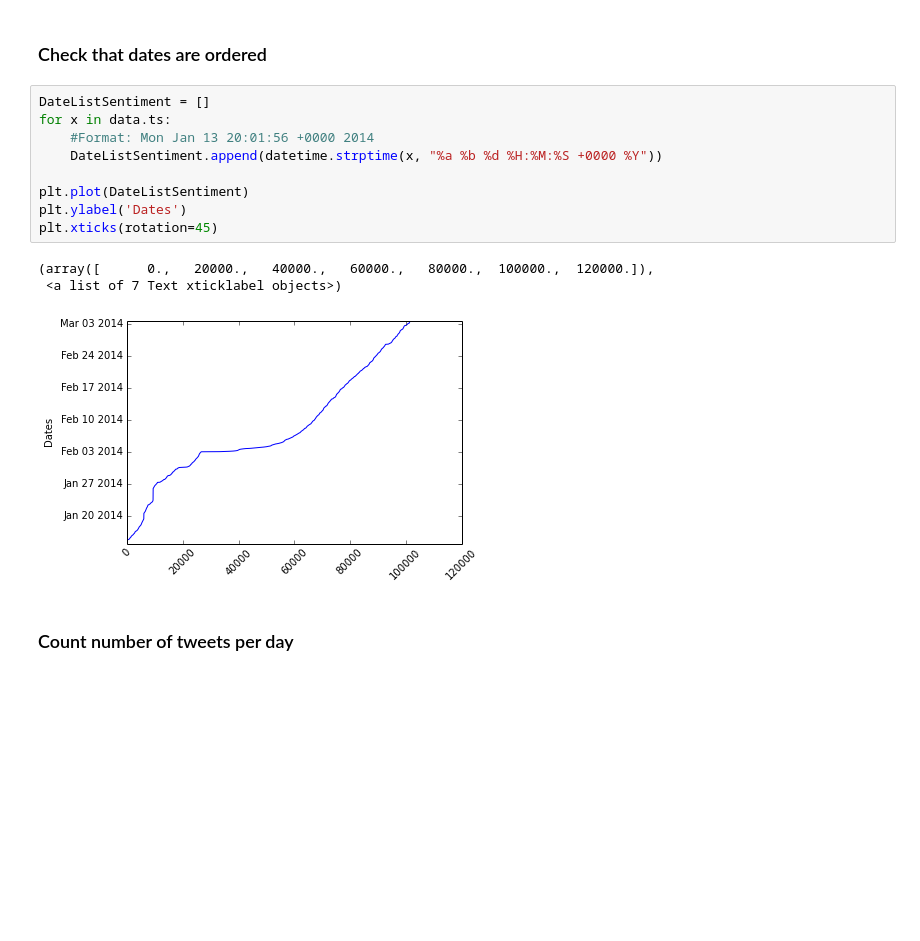
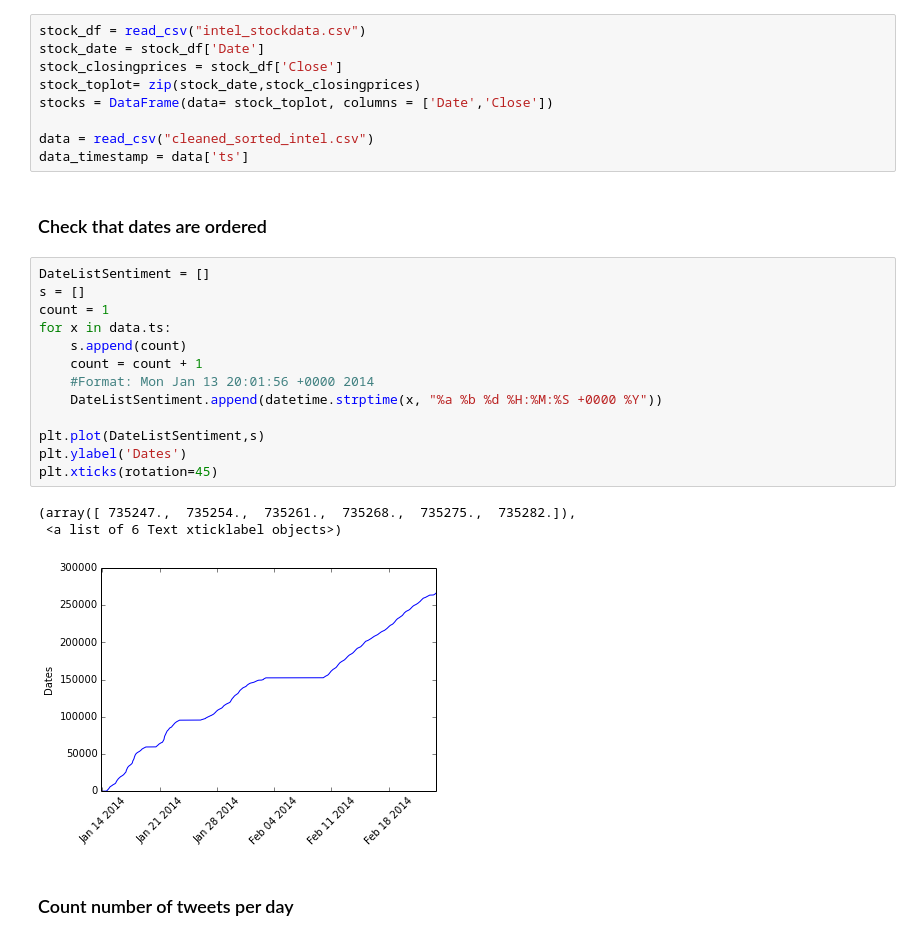
Before and after one commit to suparpat/when-predictions-come-true, a Jupyter notebook: Subjectivity-Polarity/Visualise/Calculate number of tweets in a day.ipynb, the cells around one changed output. Cells and saved outputs as stored; diff of their text form; blank space fills up the shorter version.

```diff
--- a/Subjectivity-Polarity/Visualise/Calculate number of tweets in a day.ipynb
+++ b/Subjectivity-Polarity/Visualise/Calculate number of tweets in a day.ipynb
@@ -15,18 +12,31 @@ data_timestamp = data['ts']
+# %%
+stock_df = read_csv("intel_stockdata.csv")
+stock_date = stock_df['Date']
+stock_closingprices = stock_df['Close']
+stock_toplot= zip(stock_date,stock_closingprices)
+stocks = DataFrame(data= stock_toplot, columns = ['Date','Close'])
+
+data = read_csv("cleaned_sorted_intel.csv")
+data_timestamp = data['ts']
 # %% [markdown]
 ### Check that dates are ordered
 # %%
 DateListSentiment = []
+s = []
+count = 1
 for x in data.ts:
+    s.append(count)
+    count = count + 1
     #Format: Mon Jan 13 20:01:56 +0000 2014
     DateListSentiment.append(datetime.strptime(x, "%a %b %d %H:%M:%S +0000 %Y"))
 
-plt.plot(DateListSentiment)
+plt.plot(DateListSentiment,s)
 plt.ylabel('Dates')
 plt.xticks(rotation=45)
 # %% [output]
-(array([      0.,   20000.,   40000.,   60000.,   80000.,  100000.,  120000.]),
- <a list of 7 Text xticklabel objects>)
+(array([ 735247.,  735254.,  735261.,  735268.,  735275.,  735282.]),
+ <a list of 6 Text xticklabel objects>)
-[figure, old version]
+[figure, new version]
 # %% [markdown]
 ### Count number of tweets per day
 # %%
```
Also changed, not shown: parts of 6 cells of this notebook.
